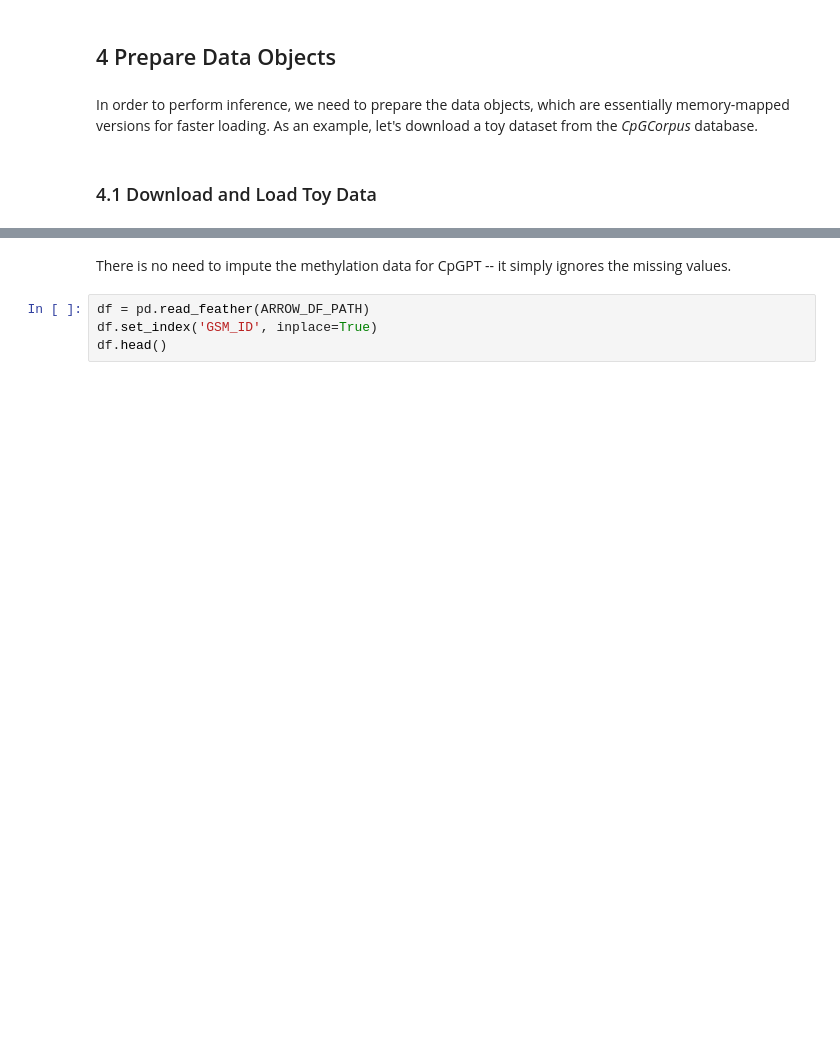
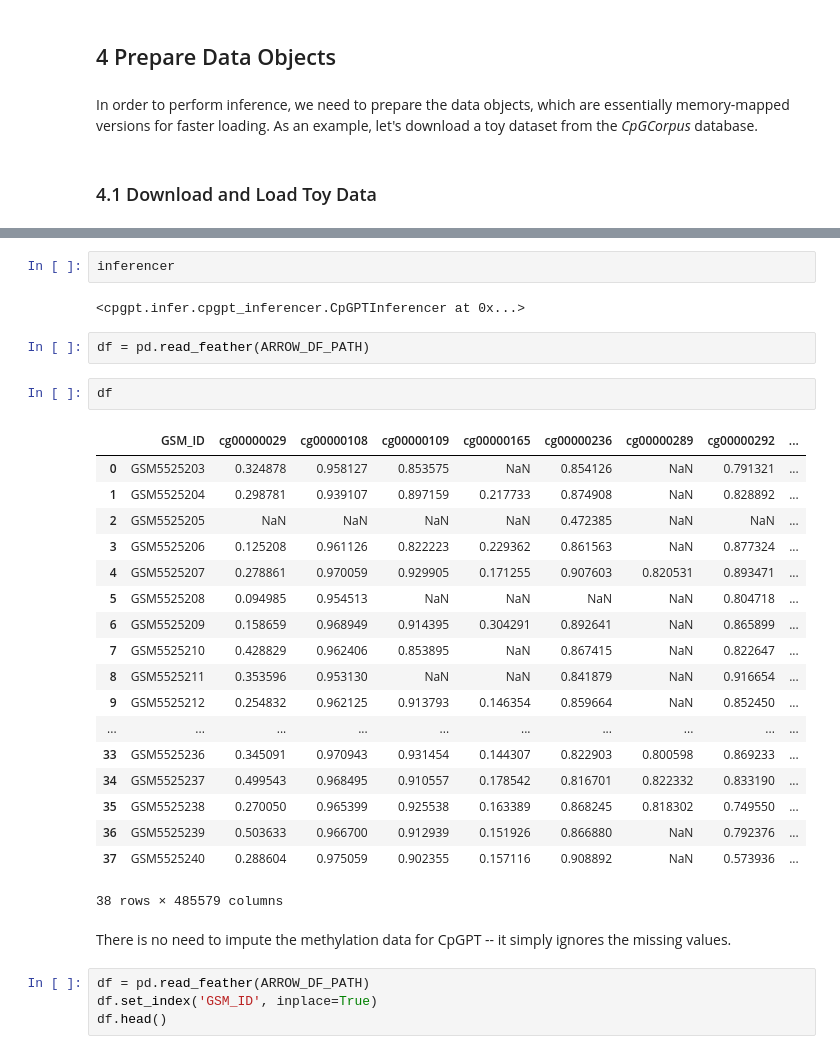
Before and after one commit to tnnandi/dna_methylation_preds, a Jupyter notebook: tutorials/quick_setup.ipynb, the cells around one changed output, grey strips where cells are left out. Cells and saved outputs as stored; diff of their text form; blank space fills up the shorter version.

```diff
--- a/tutorials/quick_setup.ipynb
+++ b/tutorials/quick_setup.ipynb
@@ -170,3 +192,30 @@ True
+# %%
+inferencer
+# %% [output]
+<cpgpt.infer.cpgpt_inferencer.CpGPTInferencer at 0x...>
+# %%
+df = pd.read_feather(ARROW_DF_PATH)
+# %%
+df
+# %% [output]
+|  | GSM_ID | cg00000029 | cg00000108 | cg00000109 | cg00000165 | cg00000236 | cg00000289 | cg00000292 | ... |
+| 0 | GSM5525203 | 0.324878 | 0.958127 | 0.853575 | NaN | 0.854126 | NaN | 0.791321 | ... |
+| 1 | GSM5525204 | 0.298781 | 0.939107 | 0.897159 | 0.217733 | 0.874908 | NaN | 0.828892 | ... |
+| 2 | GSM5525205 | NaN | NaN | NaN | NaN | 0.472385 | NaN | NaN | ... |
+| 3 | GSM5525206 | 0.125208 | 0.961126 | 0.822223 | 0.229362 | 0.861563 | NaN | 0.877324 | ... |
+| 4 | GSM5525207 | 0.278861 | 0.970059 | 0.929905 | 0.171255 | 0.907603 | 0.820531 | 0.893471 | ... |
+| 5 | GSM5525208 | 0.094985 | 0.954513 | NaN | NaN | NaN | NaN | 0.804718 | ... |
+| 6 | GSM5525209 | 0.158659 | 0.968949 | 0.914395 | 0.304291 | 0.892641 | NaN | 0.865899 | ... |
+| 7 | GSM5525210 | 0.428829 | 0.962406 | 0.853895 | NaN | 0.867415 | NaN | 0.822647 | ... |
+| 8 | GSM5525211 | 0.353596 | 0.953130 | NaN | NaN | 0.841879 | NaN | 0.916654 | ... |
+| 9 | GSM5525212 | 0.254832 | 0.962125 | 0.913793 | 0.146354 | 0.859664 | NaN | 0.852450 | ... |
+| ... | ... | ... | ... | ... | ... | ... | ... | ... | ... |
+| 33 | GSM5525236 | 0.345091 | 0.970943 | 0.931454 | 0.144307 | 0.822903 | 0.800598 | 0.869233 | ... |
+| 34 | GSM5525237 | 0.499543 | 0.968495 | 0.910557 | 0.178542 | 0.816701 | 0.822332 | 0.833190 | ... |
+| 35 | GSM5525238 | 0.270050 | 0.965399 | 0.925538 | 0.163389 | 0.868245 | 0.818302 | 0.749550 | ... |
+| 36 | GSM5525239 | 0.503633 | 0.966700 | 0.912939 | 0.151926 | 0.866880 | NaN | 0.792376 | ... |
+| 37 | GSM5525240 | 0.288604 | 0.975059 | 0.902355 | 0.157116 | 0.908892 | NaN | 0.573936 | ... |
+38 rows × 485579 columns
 # %% [markdown]
 There is no need to impute the methylation data for CpGPT -- it simply ignores the missing values.
 # %%
```
Also changed, not shown: parts of 19 cells of this notebook, 32 other files.
